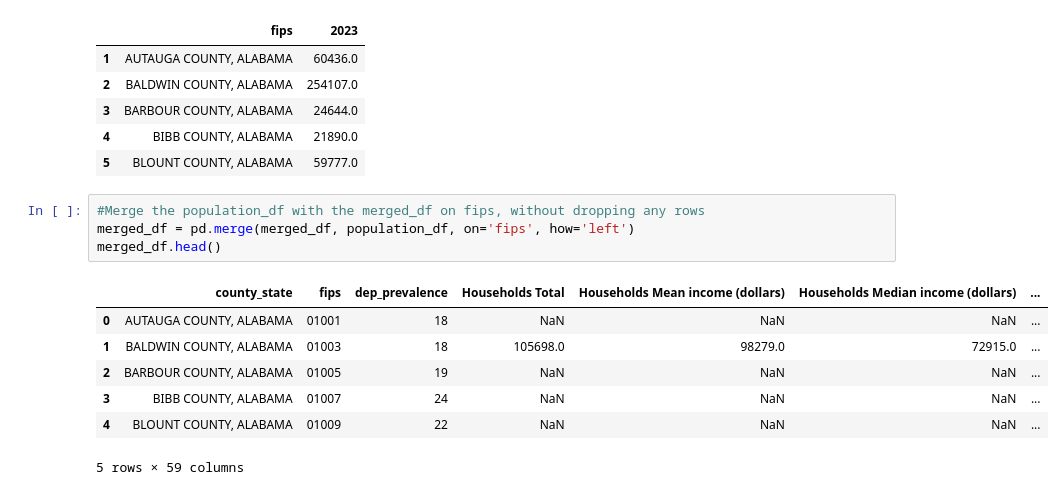
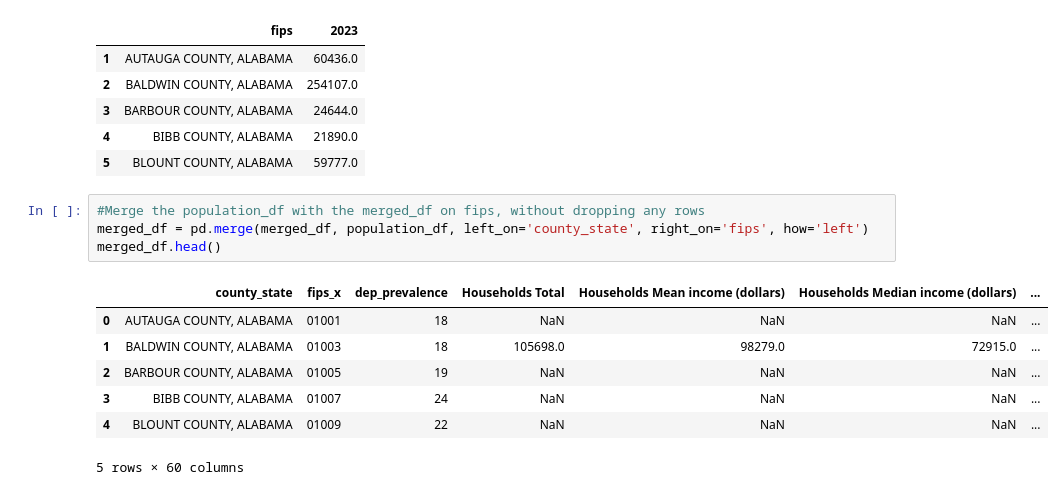
Before and after one commit to EZags/Milliman-Project-2025, a Jupyter notebook: 1_Data_Import_Clean.ipynb, the cells around one changed output. Saved outputs shown, nothing was run; the diff lists cells and outputs as text.

```diff
--- a/1_Data_Import_Clean.ipynb
+++ b/1_Data_Import_Clean.ipynb
@@ -363,13 +364,13 @@ population_df.head()
 | 5 | BLOUNT COUNTY, ALABAMA | 59777.0 |
 # %%
 #Merge the population_df with the merged_df on fips, without dropping any rows
-merged_df = pd.merge(merged_df, population_df, on='fips', how='left')
+merged_df = pd.merge(merged_df, population_df, left_on='county_state', right_on='fips', how='left')
 merged_df.head()
 # %% [output]
-|  | county_state | fips | dep_prevalence | Households Total | Households Mean income (dollars) | Households Median income (dollars) | ... |
+|  | county_state | fips_x | dep_prevalence | Households Total | Households Mean income (dollars) | Households Median income (dollars) | ... |
 | 0 | AUTAUGA COUNTY, ALABAMA | 01001 | 18 | NaN | NaN | NaN | ... |
 | 1 | BALDWIN COUNTY, ALABAMA | 01003 | 18 | 105698.0 | 98279.0 | 72915.0 | ... |
 | 2 | BARBOUR COUNTY, ALABAMA | 01005 | 19 | NaN | NaN | NaN | ... |
 | 3 | BIBB COUNTY, ALABAMA | 01007 | 24 | NaN | NaN | NaN | ... |
 | 4 | BLOUNT COUNTY, ALABAMA | 01009 | 22 | NaN | NaN | NaN | ... |
-5 rows × 59 columns
+5 rows × 60 columns
```
Also changed, not shown: parts of 4 cells of this notebook.
